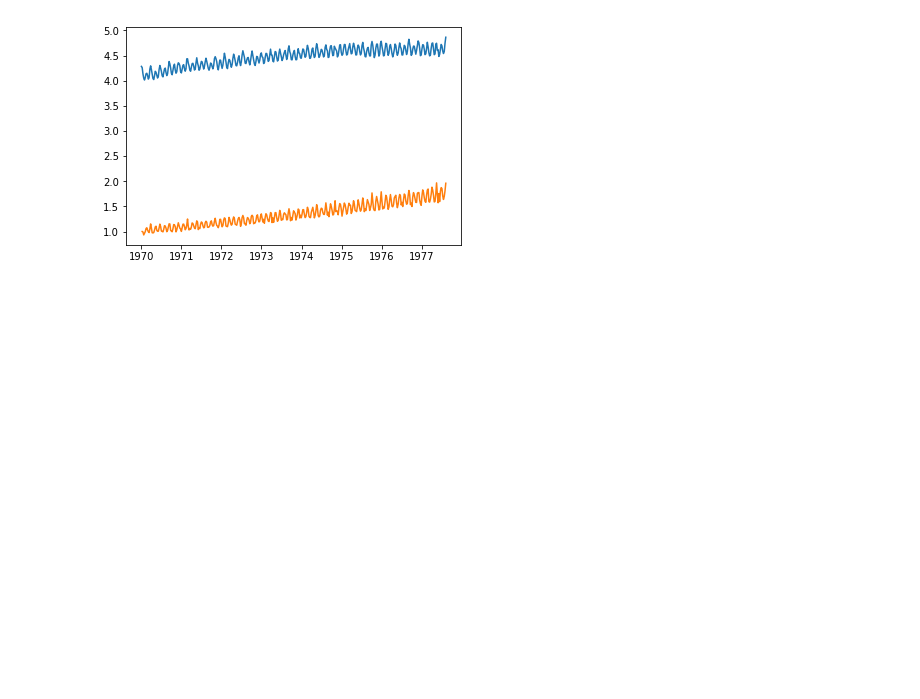
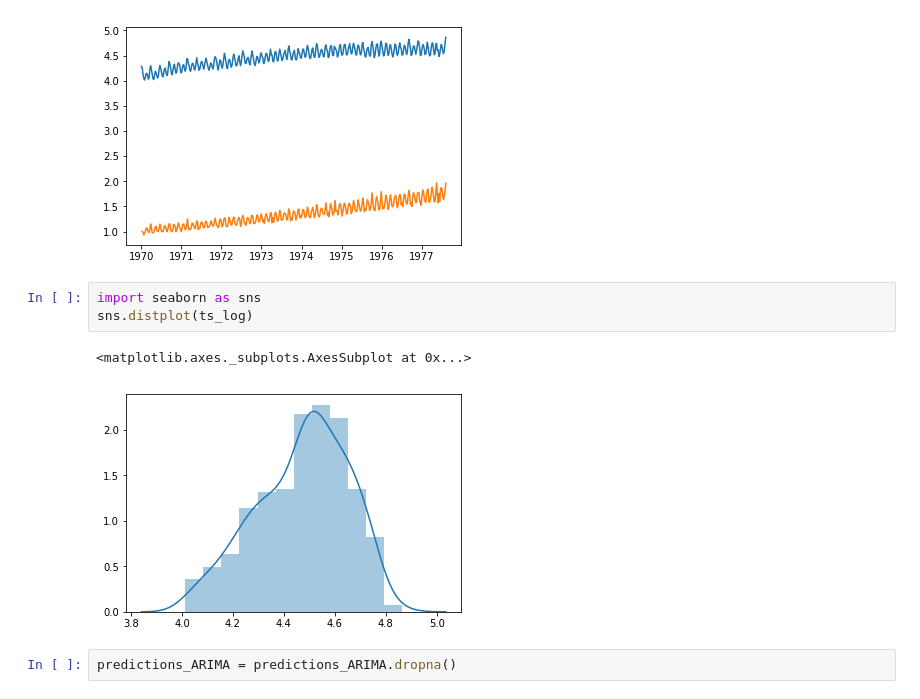
Before and after one commit to Reet1992/Time_Series, a Jupyter notebook: Time_series_2_eliminating_trend_univariate_data_prediction_dff_log.ipynb, the cells around one changed output. Drawn from its saved outputs; the diff is of its cells as text; blank space fills up the shorter version.

```diff
--- a/Time_series_2_eliminating_trend_univariate_data_prediction_dff_log.ipynb
+++ b/Time_series_2_eliminating_trend_univariate_data_prediction_dff_log.ipynb
@@ -317,3 +317,11 @@ plt.plot(predictions_ARIMA)
 # %% [output]
 [<matplotlib.lines.Line2D at 0x...>]
 [figure]
+# %%
+import seaborn as sns
+sns.distplot(ts_log)
+# %% [output]
+<matplotlib.axes._subplots.AxesSubplot at 0x...>
+[figure, added]
+# %%
+predictions_ARIMA = predictions_ARIMA.dropna()
```
Also changed, not shown: parts of 1 cell of this notebook.
